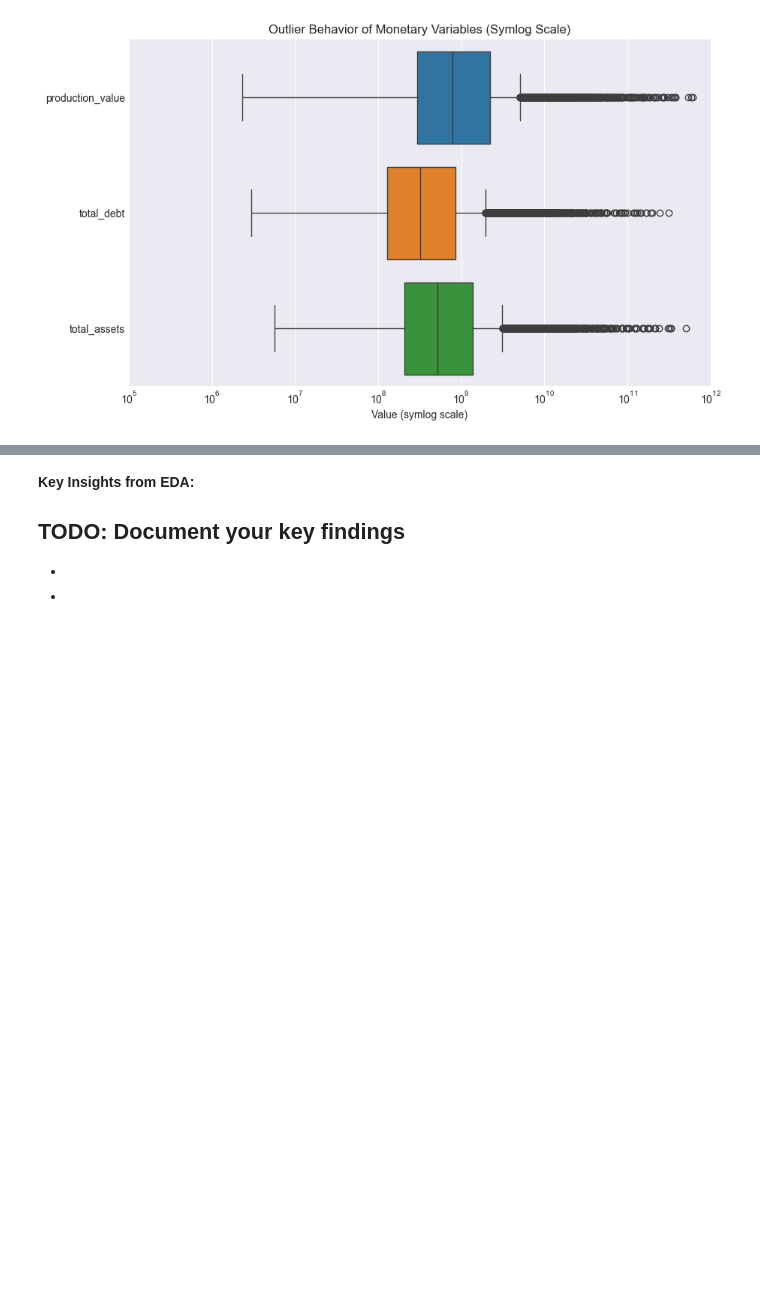
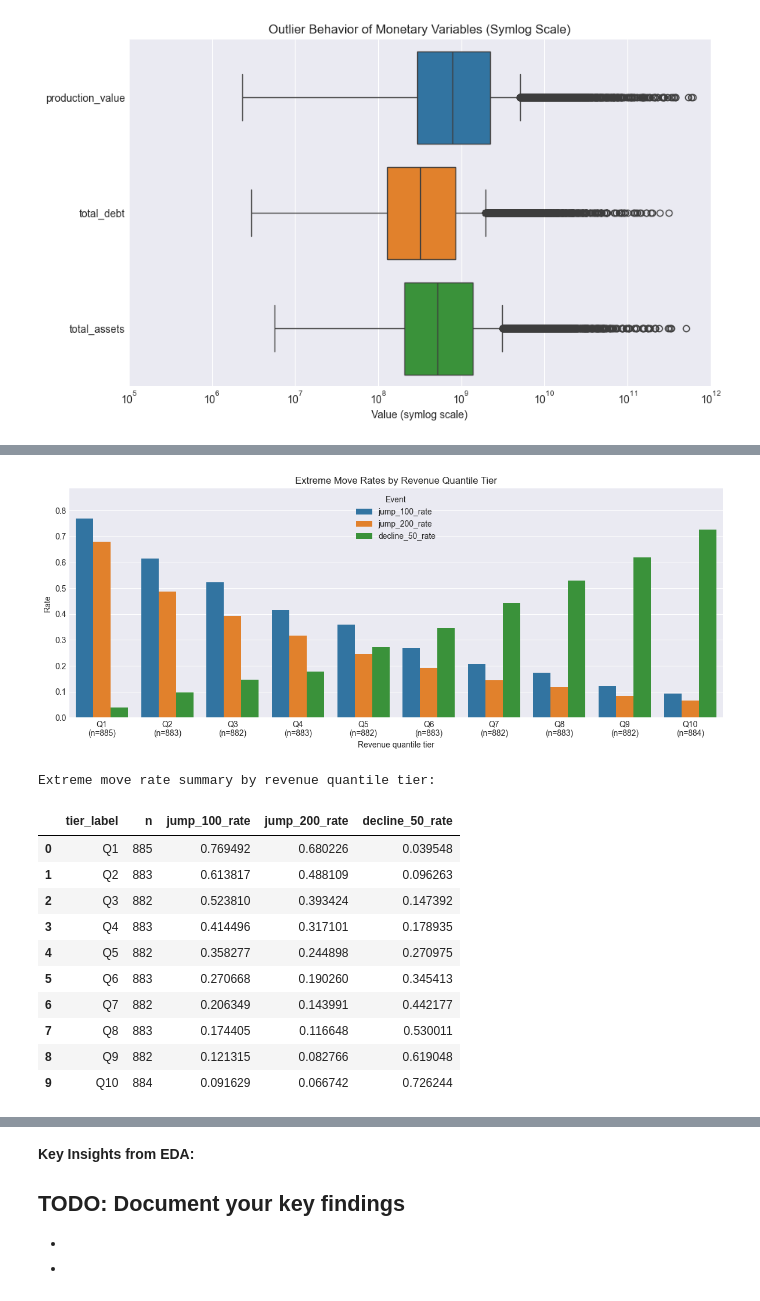
Before and after one commit to KorayAydin3k/Expert_AI_project, a Jupyter notebook: notebook/starter_template_2.ipynb, the cells around one changed output, grey strips where cells are left out. Drawn from its saved outputs; the diff is of its cells as text; code cells hidden in the pictures; blank space fills up the shorter version.

```diff
--- a/notebook/starter_template_2.ipynb
+++ b/notebook/starter_template_2.ipynb
@@ -608,0 +696,71 @@ Tier summary (rates are proportions):
+# %%
+# Extreme move rates by revenue quantile tier (requested right-side chart)
+
+rate_df = eda_tier_df.copy()
+
+rate_df = rate_df[rate_df['revenue_tier_t'].notna() & rate_df['revenue_change_next'].notna()].copy()
+rate_df['tier_int'] = pd.to_numeric(rate_df['revenue_tier_t'], errors='coerce').round().astype('Int64')
+rate_df = rate_df[rate_df['tier_int'].notna()].copy()
+rate_df['tier_int'] = rate_df['tier_int'].astype(int)
+
+extreme_rate_summary = (
+    rate_df.groupby('tier_int')
+    .agg(
+        n=('company_id', 'size'),
+        jump_100_rate=('revenue_change_next', lambda s: (s > 100).mean()),
+        jump_200_rate=('revenue_change_next', lambda s: (s > 200).mean()),
+        decline_50_rate=('revenue_change_next', lambda s: (s < -50).mean())
+    )
+    .reindex(range(1, 11))
+    .reset_index()
+)
+
+extreme_rate_summary['tier_label'] = extreme_rate_summary['tier_int'].apply(lambda x: f'Q{x}' if pd.notna(x) else np.nan)
+extreme_rate_summary['tier_tick'] = extreme_rate_summary.apply(
+    lambda r: f"{r['tier_label']}\n(n={int(r['n'])})" if pd.notna(r['n']) else f"{r['tier_label']}\n(n=0)",
+    axis=1
+)
+
+plot_df = extreme_rate_summary.melt(
+    id_vars=['tier_int', 'tier_label', 'tier_tick', 'n'],
+    value_vars=['jump_100_rate', 'jump_200_rate', 'decline_50_rate'],
+    var_name='Event',
+    value_name='Rate'
+)
+
+event_order = ['jump_100_rate', 'jump_200_rate', 'decline_50_rate']
+
+plt.figure(figsize=(12, 5))
+sns.barplot(
+    data=plot_df,
+    x='tier_tick',
+    y='Rate',
+    hue='Event',
+    hue_order=event_order,
+    palette=['#1f77b4', '#ff7f0e', '#2ca02c']
+)
+
+plt.title('Extreme Move Rates by Revenue Quantile Tier')
+plt.xlabel('Revenue quantile tier')
+plt.ylabel('Rate')
+plt.ylim(0, min(1.0, max(0.05, plot_df['Rate'].max() * 1.15)))
+plt.legend(title='Event')
+plt.tight_layout()
+plt.show()
+
+print('Extreme move rate summary by revenue quantile tier:')
+display(extreme_rate_summary[['tier_label', 'n', 'jump_100_rate', 'jump_200_rate', 'decline_50_rate']])
+# %% [output]
+[figure, added]
+Extreme move rate summary by revenue quantile tier:
+|  | tier_label | n | jump_100_rate | jump_200_rate | decline_50_rate |
+| 0 | Q1 | 885 | 0.769492 | 0.680226 | 0.039548 |
+| 1 | Q2 | 883 | 0.613817 | 0.488109 | 0.096263 |
+| 2 | Q3 | 882 | 0.523810 | 0.393424 | 0.147392 |
+| 3 | Q4 | 883 | 0.414496 | 0.317101 | 0.178935 |
+| 4 | Q5 | 882 | 0.358277 | 0.244898 | 0.270975 |
+| 5 | Q6 | 883 | 0.270668 | 0.190260 | 0.345413 |
+| 6 | Q7 | 882 | 0.206349 | 0.143991 | 0.442177 |
+| 7 | Q8 | 883 | 0.174405 | 0.116648 | 0.530011 |
+| 8 | Q9 | 882 | 0.121315 | 0.082766 | 0.619048 |
+| 9 | Q10 | 884 | 0.091629 | 0.066742 | 0.726244 |
```
Also changed, not shown: parts of 26 cells of this notebook.
